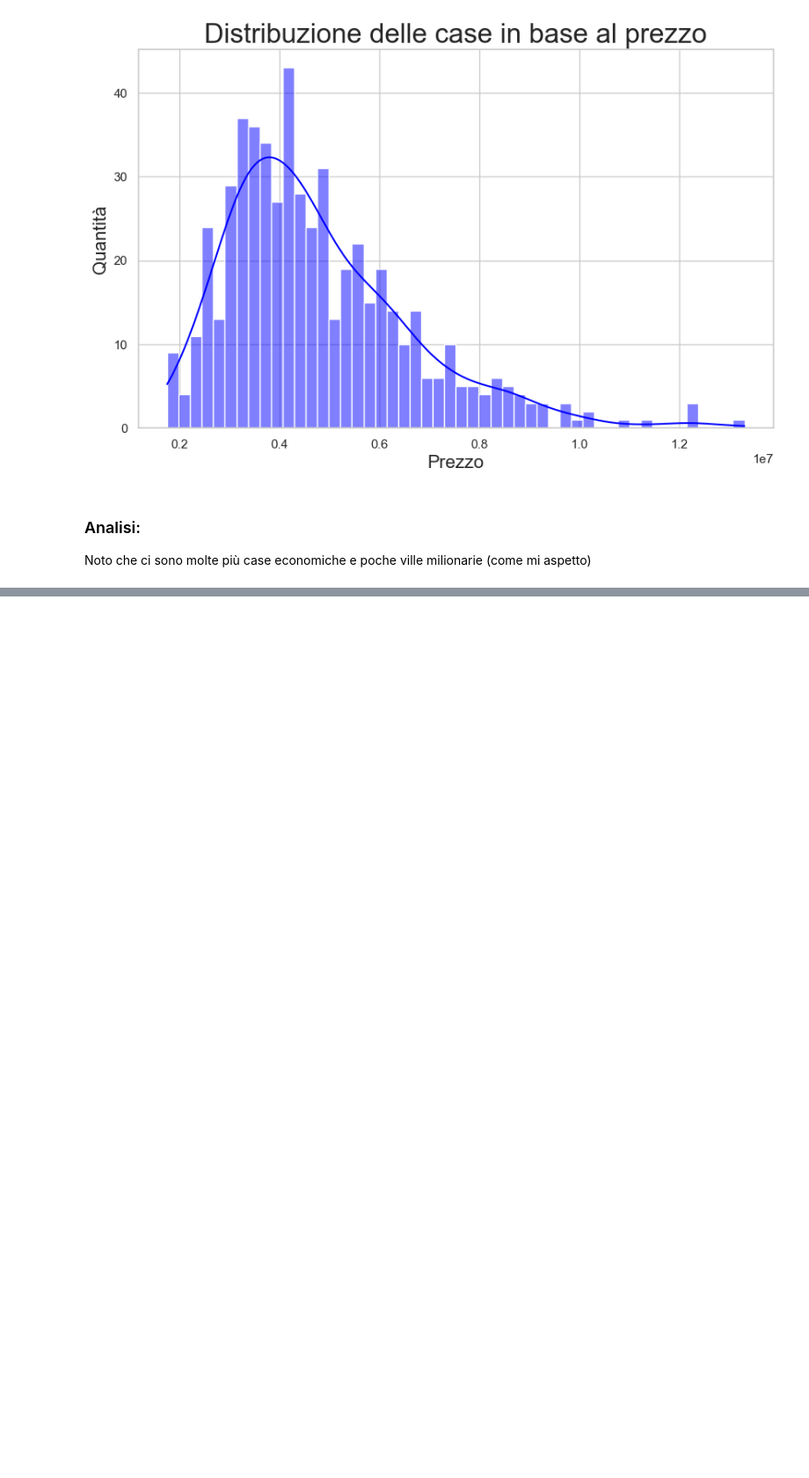
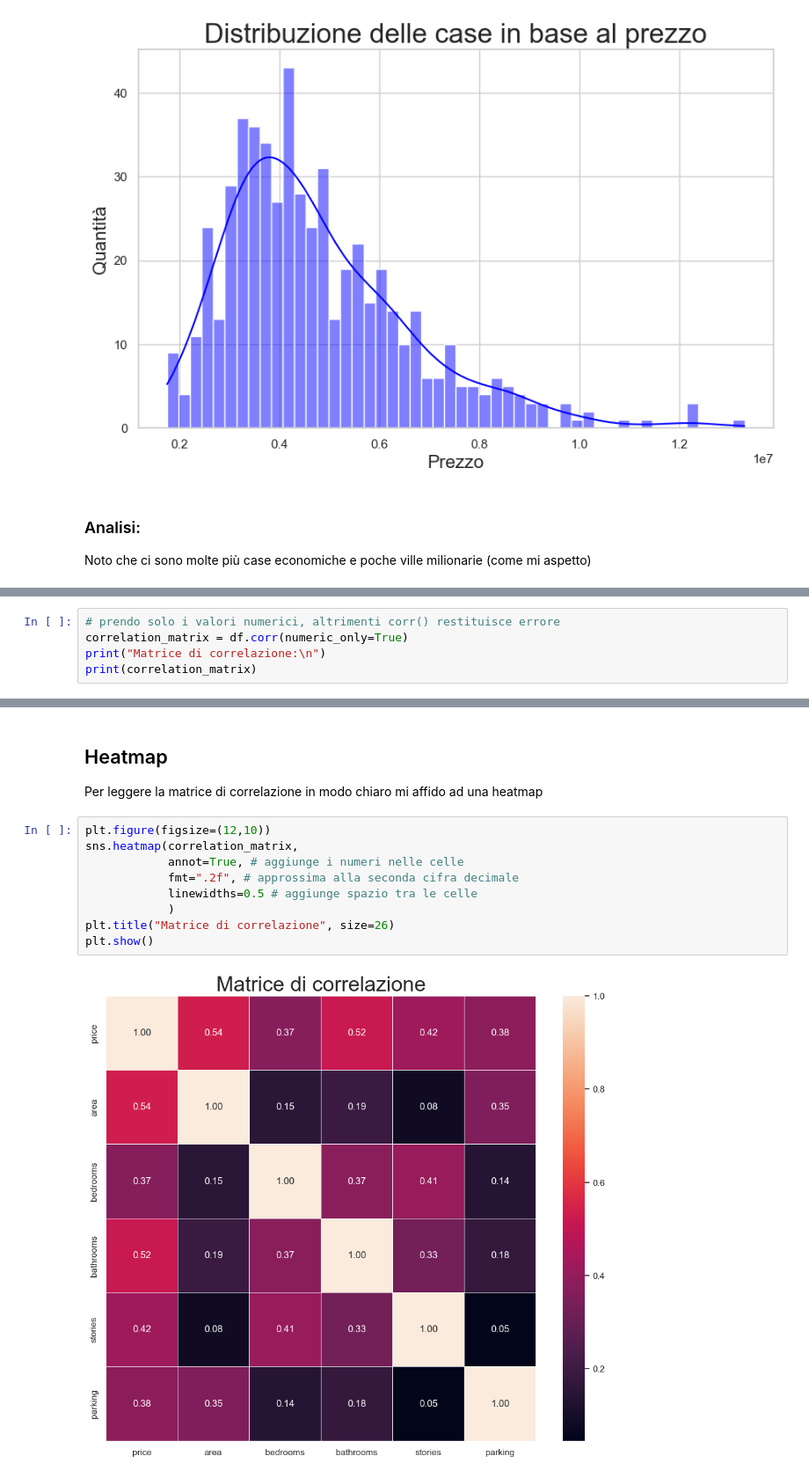
Before and after one commit to matteolovato-AI/house-price-prediction, a Jupyter notebook: notebooks/01_esploration.ipynb, the cells around one changed output, grey strips where cells are left out. Shown at 88% size. Drawn from its saved outputs; the diff is of its cells as text; blank space fills up the shorter version.

Commit message:
added correlation matrix and heatmap

```diff
--- a/notebooks/01_esploration.ipynb
+++ b/notebooks/01_esploration.ipynb
@@ -74,0 +81,5 @@ Noto che ci sono molte più case economiche e poche ville milionarie (come mi as
+# %%
+# prendo solo i valori numerici, altrimenti corr() restituisce errore
+correlation_matrix = df.corr(numeric_only=True)
+print("Matrice di correlazione:\n")
+print(correlation_matrix)
@@ -74,0 +96,14 @@ Noto che ci sono molte più case economiche e poche ville milionarie (come mi as
+# %% [markdown]
+## Heatmap
+Per leggere la matrice di correlazione in modo chiaro mi affido ad una heatmap
+# %%
+plt.figure(figsize=(12,10))
+sns.heatmap(correlation_matrix,
+            annot=True, # aggiunge i numeri nelle celle
+            fmt=".2f", # approssima alla seconda cifra decimale
+            linewidths=0.5 # aggiunge spazio tra le celle
+            )
+plt.title("Matrice di correlazione", size=26)
+plt.show()
+# %% [output]
+[figure, added]
```
Also changed, not shown: parts of 2 cells of this notebook.
